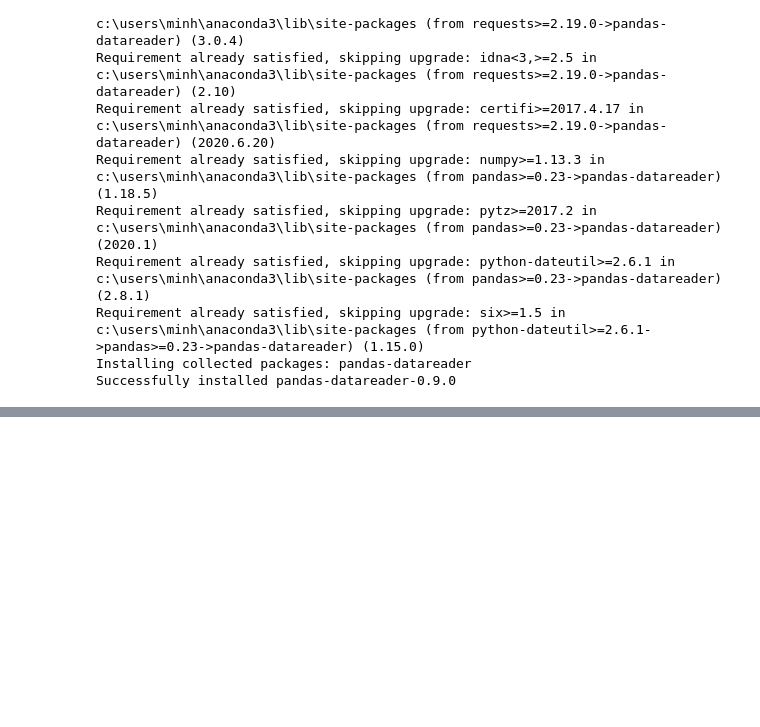
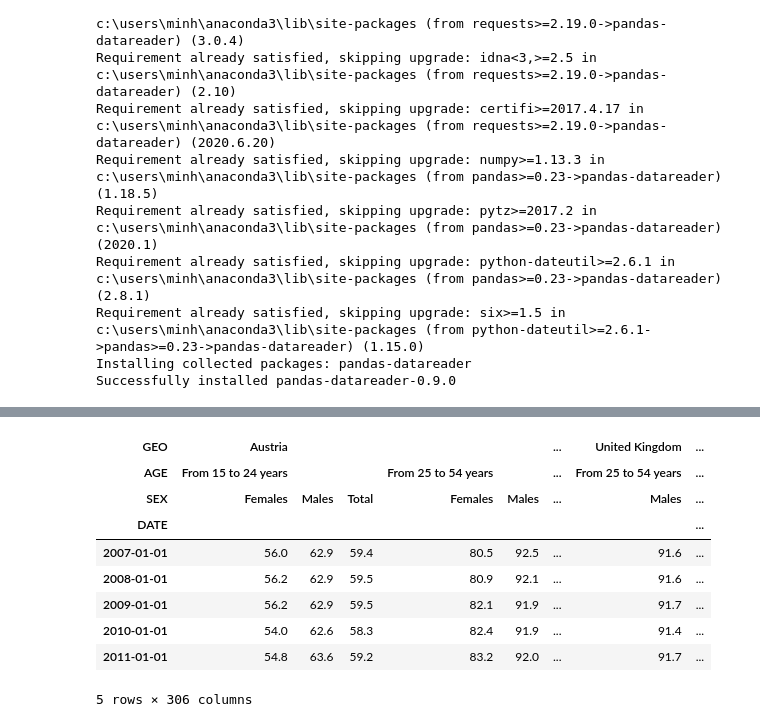
Before and after one commit to xiaoww3/Final-Project, a Jupyter notebook: Untitled.ipynb, the cells around one changed output, grey strips where cells are left out. Drawn from its saved outputs; the diff is of its cells as text; code cells hidden in the pictures; blank space fills up the shorter version.

```diff
--- a/Untitled.ipynb
+++ b/Untitled.ipynb
@@ -77,0 +148,4 @@ import requests
+# %%
+employ.columns=employ.columns.swaplevel(0,-1)
+# %%
+employ=employ.sort_index(axis=1)
@@ -77,0 +167,5 @@ import requests
+# %%
+geo_list=employ.columns.get_level_values('GEO').unique().tolist()
+countries=[x for x in geo_list if not x.startswith('Euro')]
+employ=employ[countries]
+employ.columns.get_level_values('GEO').unique()
@@ -77,0 +183,14 @@ import requests
+# %%
+employ_f=employ.xs(('Percentage of total population','Active population'),level=('UNIT','INDIC_EM'),axis=1)
+employ_f.head()
+# %% [output]
+| GEO | Austria |  |  |  |  | ... | United Kingdom | ... |
+| AGE | From 15 to 24 years |  |  | From 25 to 54 years |  | ... | From 25 to 54 years | ... |
+| SEX | Females | Males | Total | Females | Males | ... | Males | ... |
+| DATE |  |  |  |  |  |  |  | ... |
+| 2007-01-01 | 56.0 | 62.9 | 59.4 | 80.5 | 92.5 | ... | 91.6 | ... |
+| 2008-01-01 | 56.2 | 62.9 | 59.5 | 80.9 | 92.1 | ... | 91.6 | ... |
+| 2009-01-01 | 56.2 | 62.9 | 59.5 | 82.1 | 91.9 | ... | 91.7 | ... |
+| 2010-01-01 | 54.0 | 62.6 | 58.3 | 82.4 | 91.9 | ... | 91.4 | ... |
+| 2011-01-01 | 54.8 | 63.6 | 59.2 | 83.2 | 92.0 | ... | 91.7 | ... |
+5 rows × 306 columns
```
Also changed, not shown: parts of 19 cells of this notebook.
